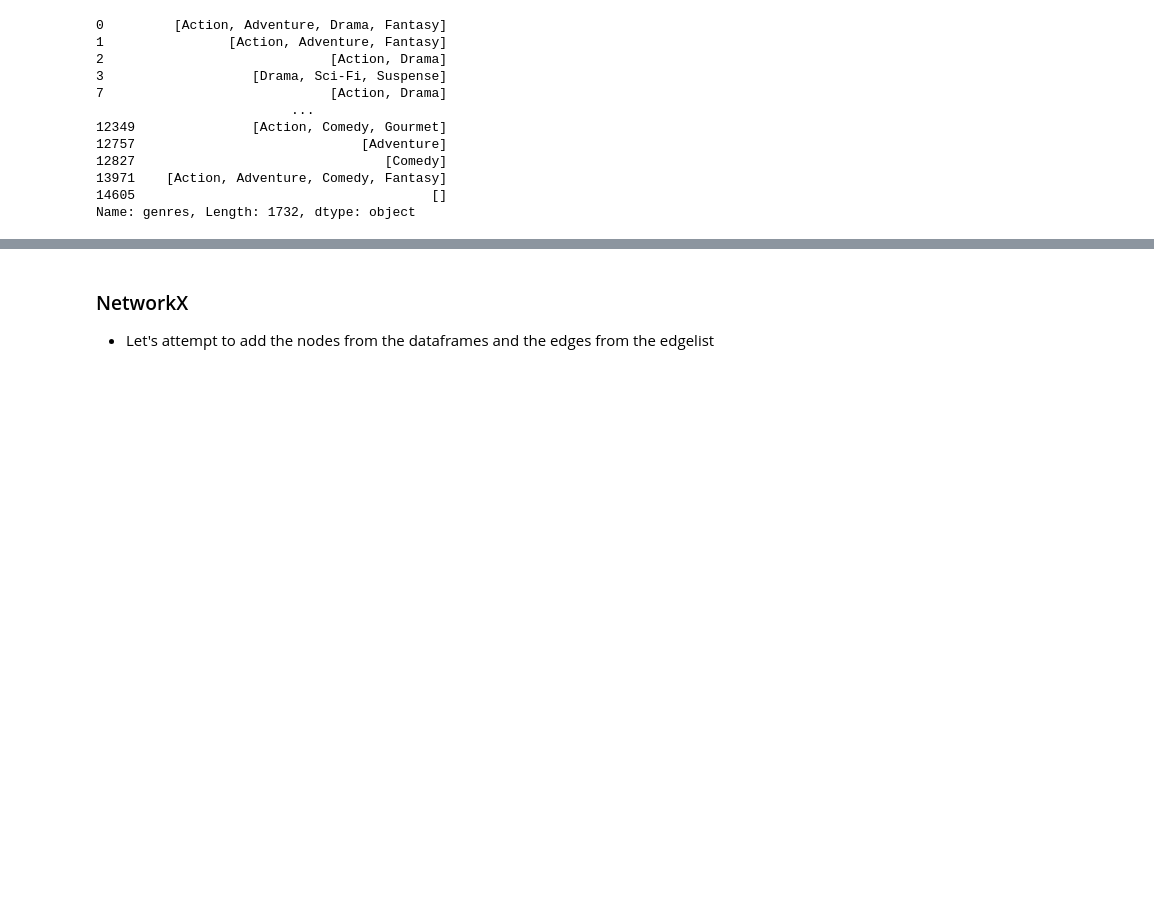
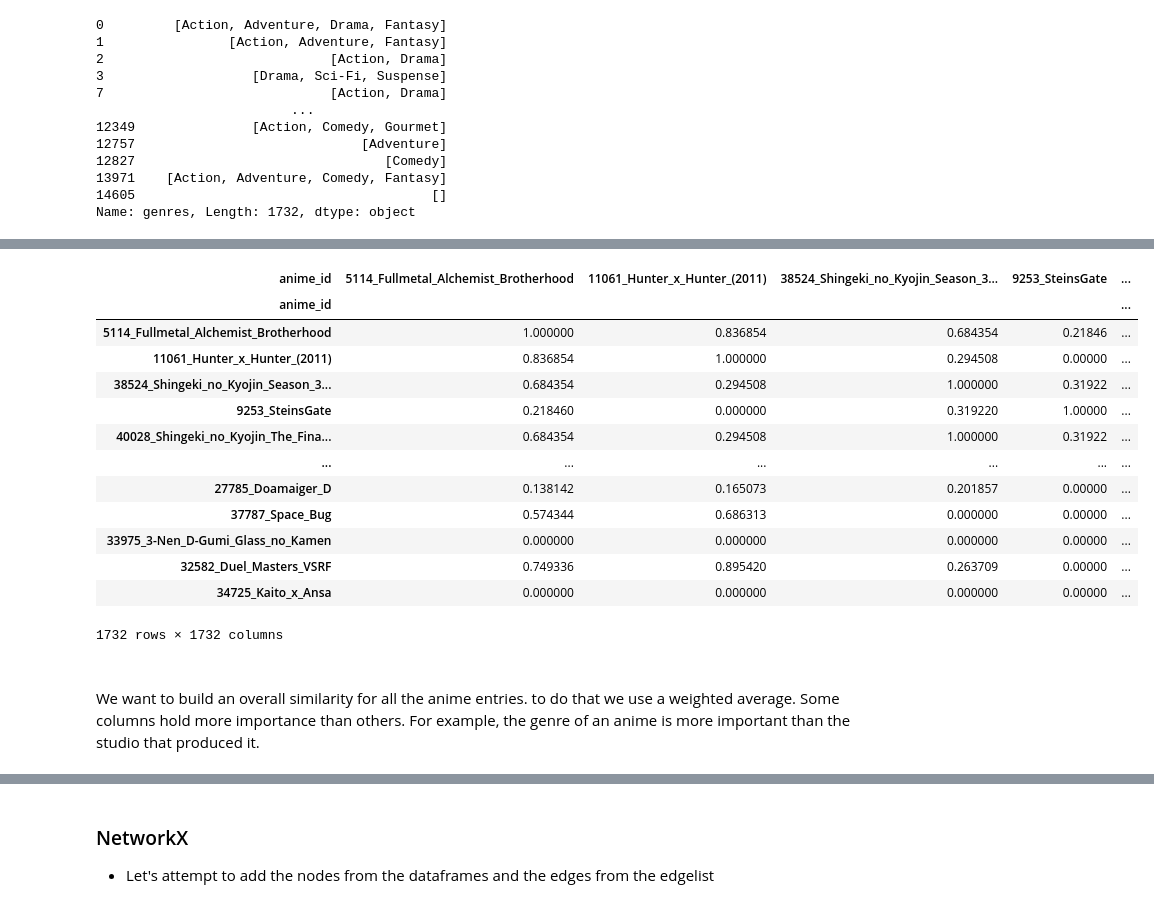
Before and after one commit to W3NDO/ArangoDbHackathon, a Jupyter notebook: subset_data_recommender_system.ipynb, the cells around one changed output, grey strips where cells are left out. Drawn from its saved outputs; the diff is of its cells as text; code cells hidden in the pictures; blank space fills up the shorter version.

```diff
--- a/subset_data_recommender_system.ipynb
+++ b/subset_data_recommender_system.ipynb
@@ -451,0 +487,21 @@ Name: genres, Length: 1732, dtype: object
+# %%
+genre_similarity_df
+# %% [output]
+| anime_id | 5114_Fullmetal_Alchemist_Brotherhood | 11061_Hunter_x_Hunter_(2011) | 38524_Shingeki_no_Kyojin_Season_3... | 9253_SteinsGate | ... |
+| anime_id |  |  |  |  | ... |
+| 5114_Fullmetal_Alchemist_Brotherhood | 1.000000 | 0.836854 | 0.684354 | 0.21846 | ... |
+| 11061_Hunter_x_Hunter_(2011) | 0.836854 | 1.000000 | 0.294508 | 0.00000 | ... |
+| 38524_Shingeki_no_Kyojin_Season_3... | 0.684354 | 0.294508 | 1.000000 | 0.31922 | ... |
+| 9253_SteinsGate | 0.218460 | 0.000000 | 0.319220 | 1.00000 | ... |
+| 40028_Shingeki_no_Kyojin_The_Fina... | 0.684354 | 0.294508 | 1.000000 | 0.31922 | ... |
+| ... | ... | ... | ... | ... | ... |
+| 27785_Doamaiger_D | 0.138142 | 0.165073 | 0.201857 | 0.00000 | ... |
+| 37787_Space_Bug | 0.574344 | 0.686313 | 0.000000 | 0.00000 | ... |
+| 33975_3-Nen_D-Gumi_Glass_no_Kamen | 0.000000 | 0.000000 | 0.000000 | 0.00000 | ... |
+| 32582_Duel_Masters_VSRF | 0.749336 | 0.895420 | 0.263709 | 0.00000 | ... |
+| 34725_Kaito_x_Ansa | 0.000000 | 0.000000 | 0.000000 | 0.00000 | ... |
+1732 rows × 1732 columns
+# %% [markdown]
+####
+
+We want to build an overall similarity for all the anime entries. to do that we use a weighted average. Some columns hold more importance than others. For example, the genre of an anime is more important than the studio that produced it.
```
Also changed, not shown: parts of 19 cells of this notebook.
